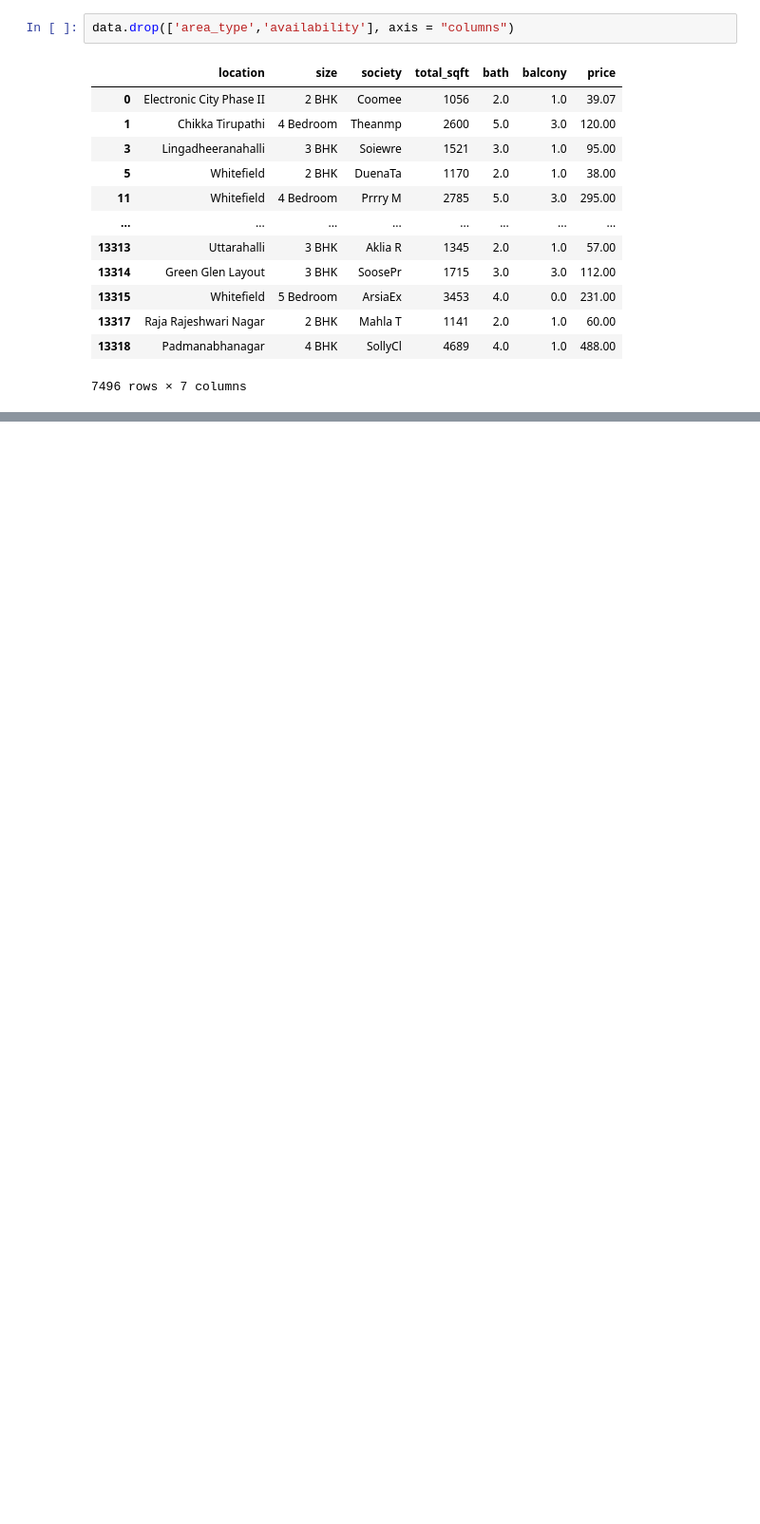
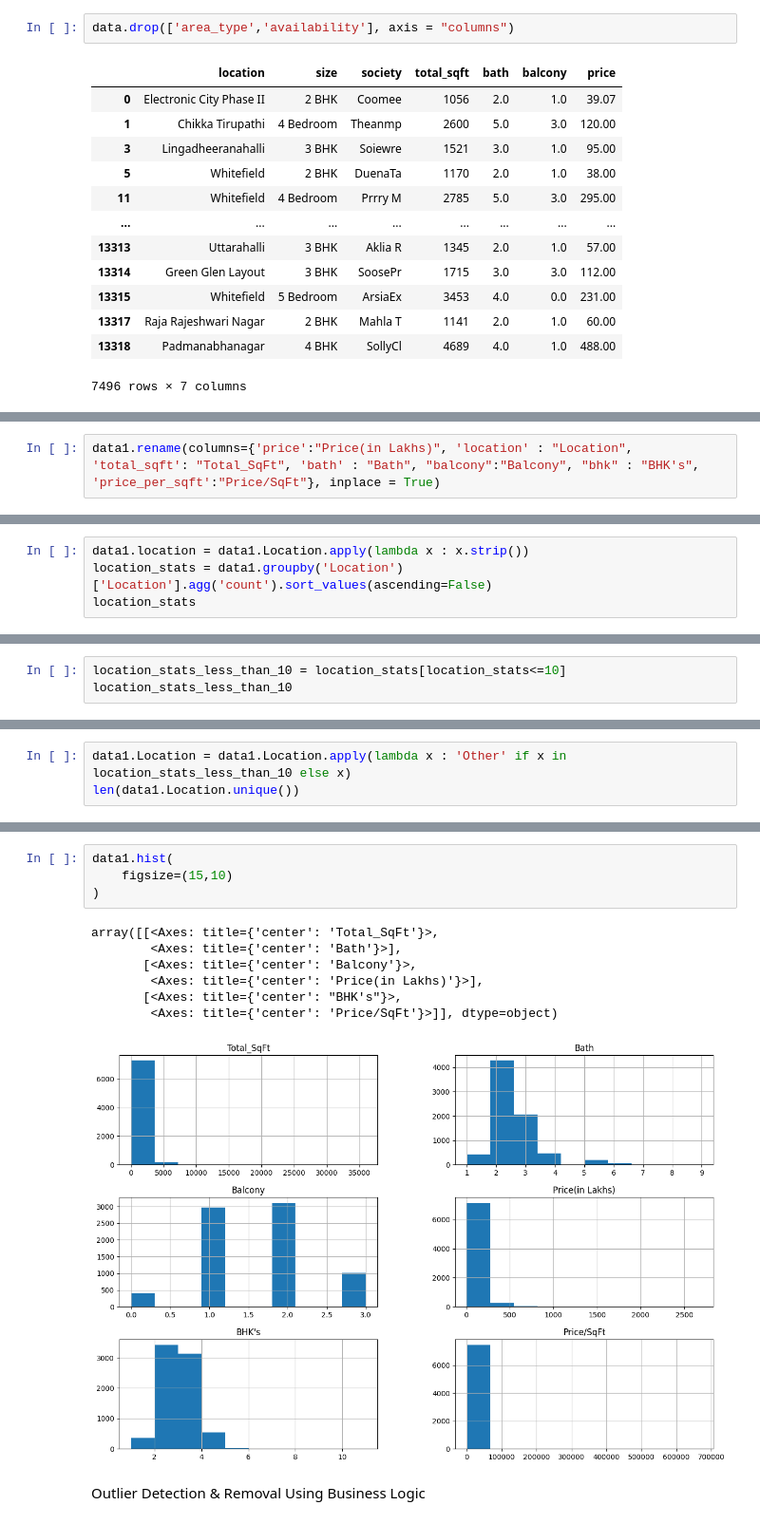
Before and after one commit to MdSaad07/CodeClauseInternship_Housing-Price-Prediction, a Jupyter notebook: housing-price-prediction.ipynb, the cells around one changed output, grey strips where cells are left out. Shown at 95% size. Drawn from its saved outputs; the diff is of its cells as text; blank space fills up the shorter version.

Commit message:
Performed Data Cleaning

```diff
--- a/housing-price-prediction.ipynb
+++ b/housing-price-prediction.ipynb
@@ -176,0 +275,2 @@ data.drop(['area_type','availability'], axis = "columns")
+# %%
+data1.rename(columns={'price':"Price(in Lakhs)", 'location' : "Location", 'total_sqft': "Total_SqFt", 'bath' : "Bath", "balcony":"Balcony", "bhk" : "BHK's", 'price_per_sqft':"Price/SqFt"}, inplace = True)
@@ -176,0 +305,4 @@ data.drop(['area_type','availability'], axis = "columns")
+# %%
+data1.location = data1.Location.apply(lambda x : x.strip())
+location_stats = data1.groupby('Location')['Location'].agg('count').sort_values(ascending=False)
+location_stats
@@ -176,0 +327,3 @@ data.drop(['area_type','availability'], axis = "columns")
+# %%
+location_stats_less_than_10 = location_stats[location_stats<=10]
+location_stats_less_than_10
@@ -176,0 +348,3 @@ data.drop(['area_type','availability'], axis = "columns")
+# %%
+data1.Location = data1.Location.apply(lambda x : 'Other' if x in location_stats_less_than_10 else x)
+len(data1.Location.unique())
@@ -176,0 +367,14 @@ data.drop(['area_type','availability'], axis = "columns")
+# %%
+data1.hist(
+    figsize=(15,10)
+)
+# %% [output]
+array([[<Axes: title={'center': 'Total_SqFt'}>,
+        <Axes: title={'center': 'Bath'}>],
+       [<Axes: title={'center': 'Balcony'}>,
+        <Axes: title={'center': 'Price(in Lakhs)'}>],
+       [<Axes: title={'center': "BHK's"}>,
+        <Axes: title={'center': 'Price/SqFt'}>]], dtype=object)
+[figure, added]
+# %% [markdown]
+Outlier Detection & Removal Using Business Logic
```
Also changed, not shown: parts of 29 cells of this notebook.
